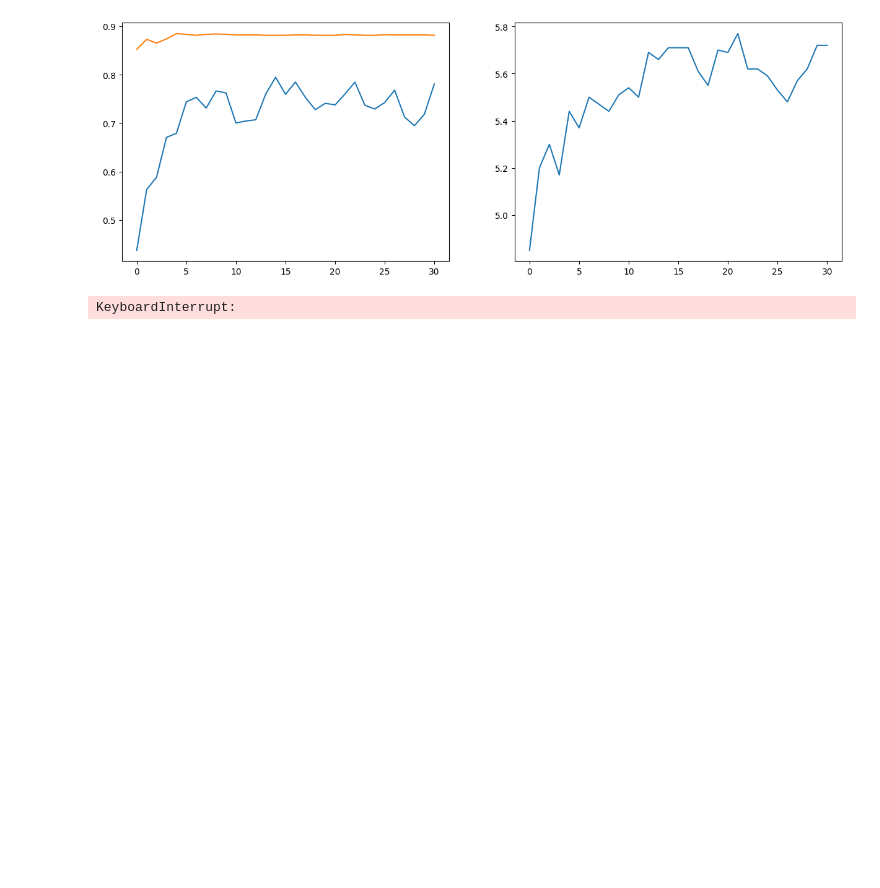
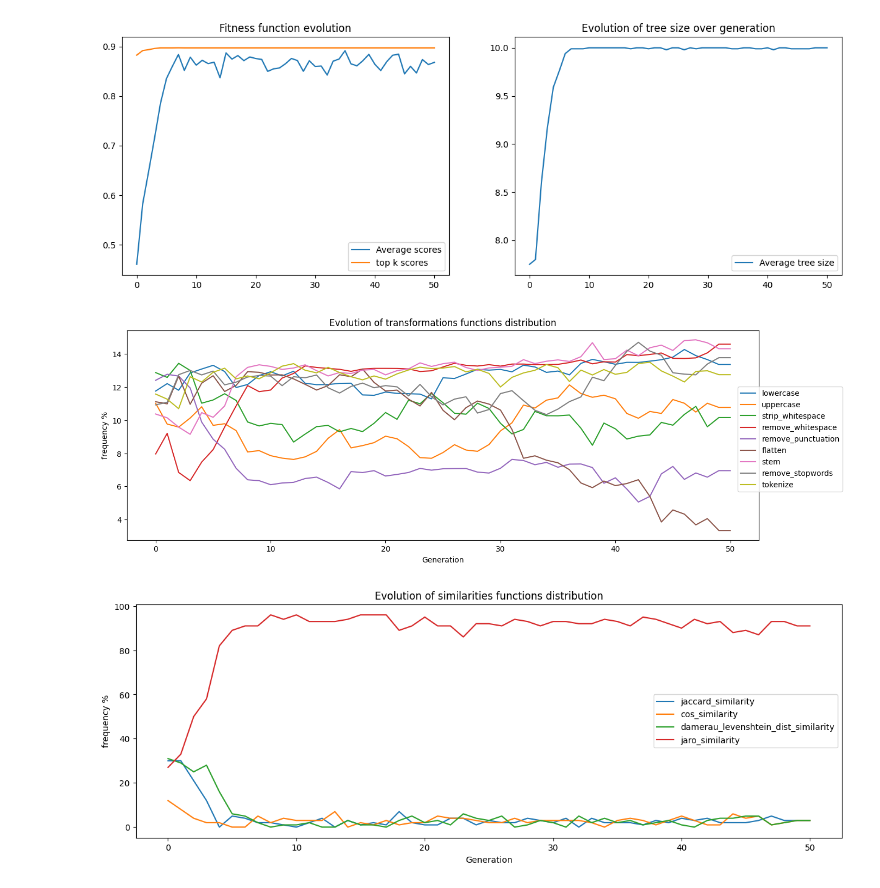
Before and after one commit to AlexandreCombeau/simTree, a Jupyter notebook: simGen.ipynb, the cells around one changed output. Cells and saved outputs as stored; diff of their text form; code cells hidden in the pictures; blank space fills up the shorter version.

```diff
--- a/simGen.ipynb
+++ b/simGen.ipynb
@@ -137,7 +280,8 @@ class SimGen():
         self.gen_scores = []
         self.gen_top_k_scores = []
         self.top_k = param_algo["top_k"]
-
+        self.freq_tf = []
+        self.freq_sf = []
         self.size_tracker = []
 
     def generate_random_tree(self):
@@ -341,6 +485,24 @@ class SimGen():
         self.gen_top_k_scores.append(deepcopy(sorted(self.population_similarity,reverse=True)[:self.top_k]))
         self.size_tracker.append([t.get_depth() for t in self.population])
 
+        #sim and trans functions frequency and evolution tracker, we want to analyse the distribution of functions choice over generations
+        freq_trans = {}
+        freq_sim   = {}
+        for f in transformation_functions():
+            freq_trans[f.__name__] = 0
+
+        for s in similarity_functions():
+            freq_sim[s.__name__] = 0
+
+        for tree in self.population:
+            left, right = tree.get_transformations_functions()
+            for f in left+right:
+                freq_trans[f.__name__] +=1
+            freq_sim[tree.get_similarity_function().__name__] +=1
+
+        self.freq_sf.append(freq_sim)
+        self.freq_tf.append(freq_trans)
+
     def evolve_population(self, load= False):
         #compute score for each tree
         self.init_population()
@@ -379,12 +541,15 @@ def plot_stats_sim(sim : SimGen, save = "") -> None:
     _fig = plt.figure(figsize=(15,5))
     plt.subplot(1,2,1)
     pop_scores  = [np.mean(x) for x in sim.gen_scores]
-    plt.plot(np.arange(0,len(pop_scores),1),pop_scores)
-
+    plt.plot(np.arange(0,len(pop_scores),1),pop_scores, label="Average scores")
     top_k_scores  = [np.mean(x) for x in sim.gen_top_k_scores]
-    plt.plot(np.arange(0,len(top_k_scores),1),top_k_scores)
+    plt.plot(np.arange(0,len(top_k_scores),1),top_k_scores, label="top k scores")
+    plt.title("Fitness function evolution")
+    plt.legend()
     plt.subplot(1,2,2)
     size_avg  = [np.mean(x) for x in sim.size_tracker]
-    plt.plot(np.arange(0,len(size_avg),1),size_avg)
+    plt.plot(np.arange(0,len(size_avg),1),size_avg, label="Average tree size")
+    plt.title("Evolution of tree size over generation")
+    plt.legend()
     if save:
         plt.savefig(save)
@@ -391,56 +594,29 @@ def plot_stats_sim(sim : SimGen, save = "") -> None:
 # %%
 param_algo = {
     "population_size" : 100,
-    "nb_generation"   : 30,
-    "proba_selection" : 0.3,
+    "nb_generation"   : 50,
+    "proba_selection" : 0.5,
     "proba_crossover" : 0.2,
     "proba_mutation"  : 0.3,
     "size_regularisation" : 0.5,
     "top_k" : 15,
     "threshold" : 0.95
 }
 
 param_data = {
-    "tree_max_depth" : 6,
+    "tree_max_depth" : 10,
     "similarity_functions" : similarity_functions(),
     "transformation_functions" : transformation_functions(),
     "values" : values_adress
 }
 
 
 sim = SimGen(param_algo,param_data)
 sim.evolve_population()
-plot_stats_sim(sim)
+plot_stats_sim(sim,"img/adresses/fitness_evol.png")
+plot_tree_stats(sim,"img/adresses/evolution_distrib")
 # %% [output]
-[figure, old version]
+[figure, new version]
+[figure, added]
+[figure, added]
-# %%
-mut = [0.2,0.3,0.4,0.5]
-crossover = [0.4,0.3,0.2,0.1]
-reg = [0.3,0.45,0.6,0.8]
-for i in range(4):
-
-    param_algo = {
-        "population_size" : 100,
-        "nb_generation"   : 30,
-        "proba_mutation"  : mut[i],
-        "proba_crossover" : crossover[i],
-        "proba_random"    : 0.1,
-        #"proba_ellitism"  : 0.4
-        "size_regularisation" : reg[i],
-        "top_k" : 15
-    }
-
-    param_data = {
-        "tree_max_depth" : 5,
-        "similarity_functions" : similarity_functions(),
-        "transformation_functions" : transformation_functions(),
-        "values" : values
-    }
-
-
-    sim = SimGen(param_algo,param_data)
-    sim.evolve_population()
-    plot_stats_sim(sim,str(i)+".png")
-# %% [output]
-KeyboardInterrupt:
 # %%
```
Also changed, not shown: parts of 8 cells of this notebook, 8 other files.
